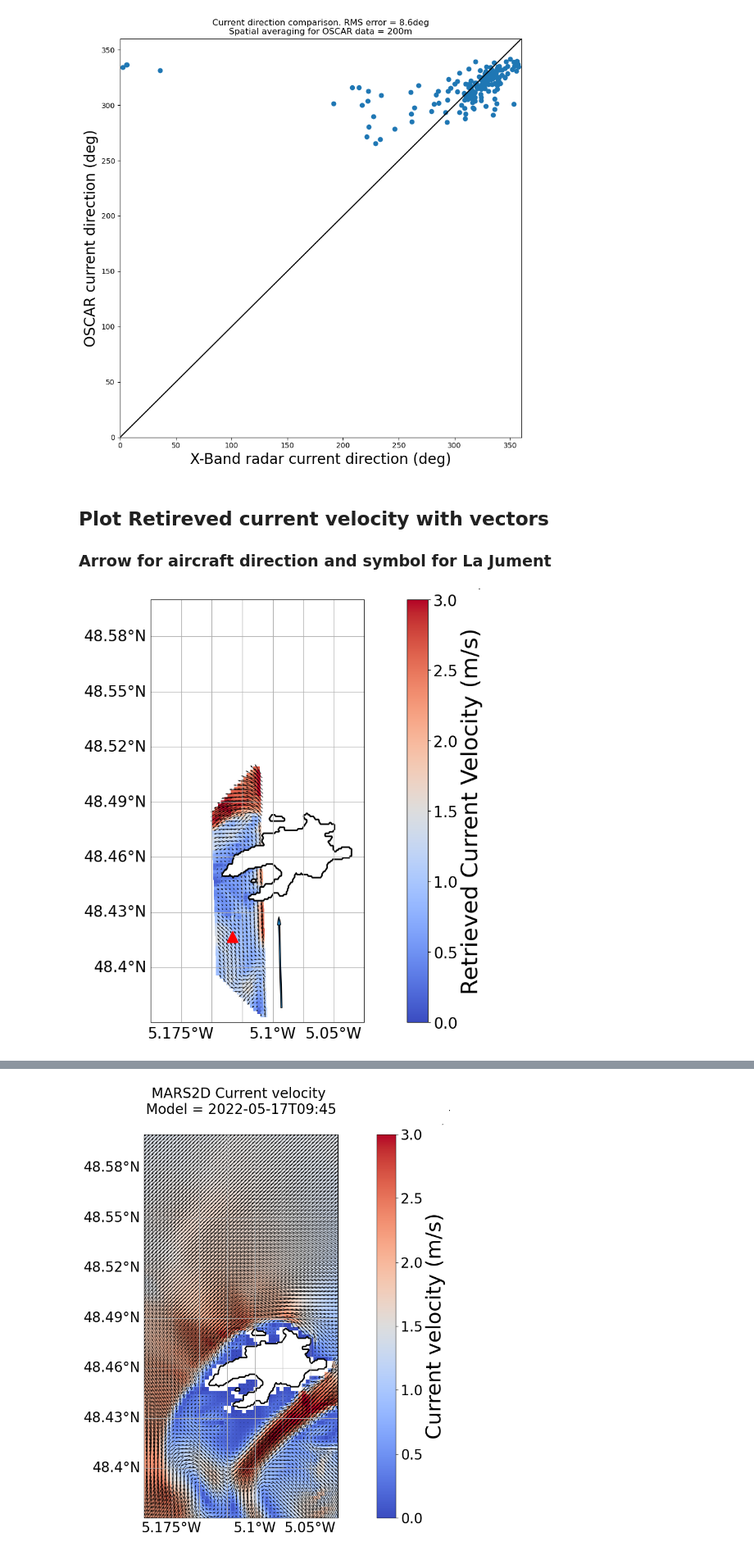
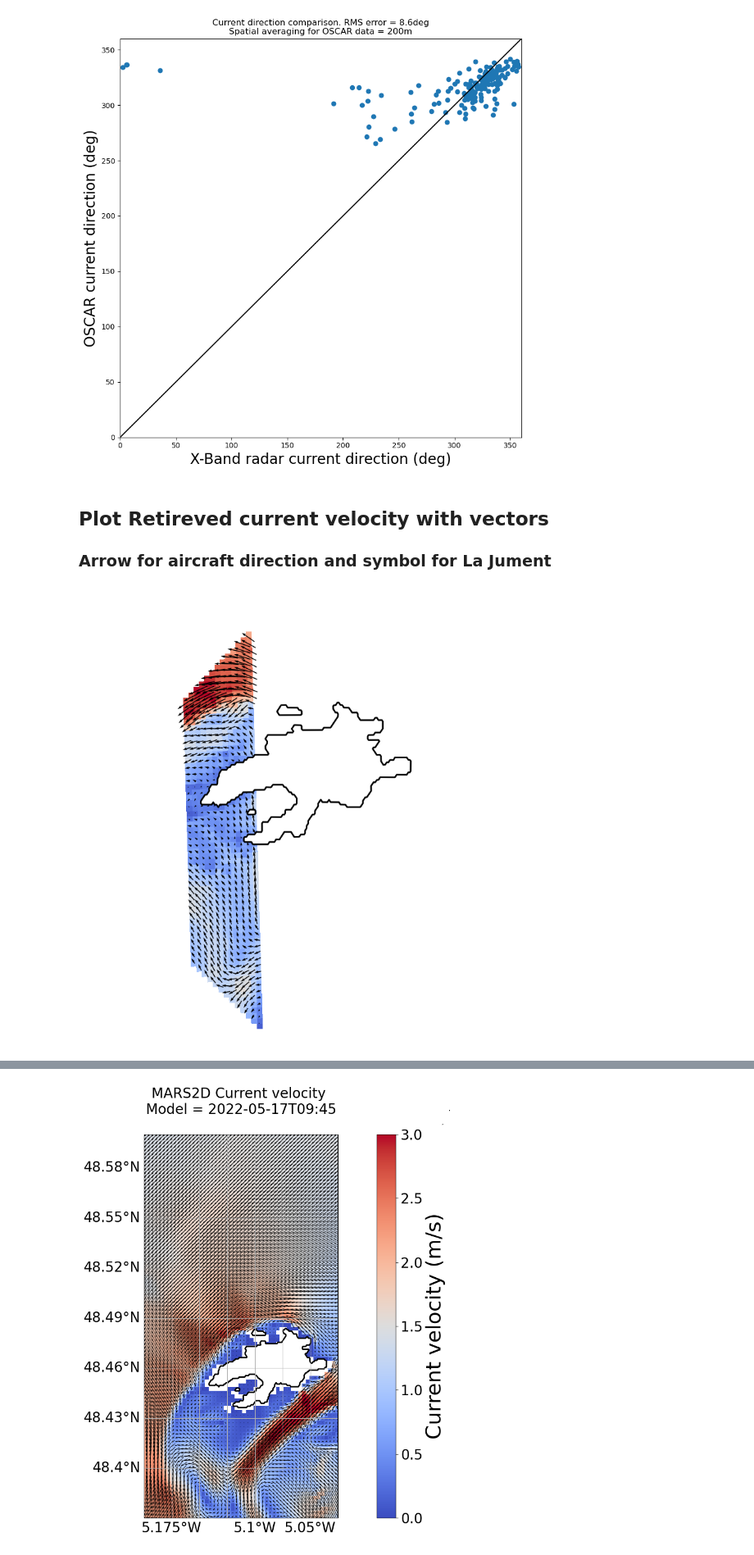
Before and after one commit to ACHMartin/seastar_project, a Jupyter notebook: OSCAR_Ushant_L1b.ipynb, the cells around one changed output, grey strips where cells are left out. Shown at 82% size. Saved outputs shown, nothing was run; the diff lists cells and outputs as text; code cells hidden in the pictures.

```diff
--- a/OSCAR_Ushant_L1b.ipynb
+++ b/OSCAR_Ushant_L1b.ipynb
@@ -26,7 +37,7 @@ version = 'FINAL'
 flight = '20220517'
 file_paths = ss.utils.readers._set_file_paths()
 oscar_path = os.path.join(file_paths['oscar_path'], version, flight, 'matlab-pre-processed','')
-file_time_triplets = ss.utils.tools.find_file_triplets(oscar_path)
+file_time_triplets = ss.oscar.tools.find_file_triplets(oscar_path)
 
 print('OSCAR L1 processing - version ' + version)
 print('-------------------')
@@ -59,10 +70,10 @@ for track in DAR_tracks.keys():
 #for track in ['Track_15']:
     ds_ml = dict()
     file_index = DAR_tracks[track]
-    ds_L1a = ss.utils.readers.load_OSCAR_data(oscar_path, file_time_triplets[file_index][1])
+    ds_L1a = ss.oscar.tools.load_OSCAR_data(oscar_path, file_time_triplets[file_index][1])
 
     ds_L1a_dict_index = list(ds_L1a.keys())
-    antenna_ident = ss.utils.tools.identify_antenna_location_from_filename(
+    antenna_ident = ss.oscar.tools.identify_antenna_location_from_filename(
                         oscar_path,
                         file_time_triplets[file_index][1])
     print('Processing file index',file_index,'...')
@@ -153,11 +159,11 @@ for track in ds_L1b.keys():
         .interp(latitude=ds_L1b[track].latitude.median(), method='nearest')\
         .interp(longitude=ds_L1b[track].longitude.median(), method='nearest')
     wind_speed, wind_direction = ss.utils.tools.windUV2SpeedDir(u10, v10)
-    aux = ss.oscar.level1.init_auxiliary(ds_L1b[track], wind_speed.data, wind_direction.data)
+    aux = ss.oscar.level1.init_auxiliary(ds_L1b[track].IncidenceAngleImage, wind_speed.data, wind_direction.data)
     # Compute RSC
     #ds_L1b[track] = ss.oscar.level1.compute_radial_surface_current(ds_L1b[track], aux, gmf='mouche12')
     #ds_L1b[track]  = compute_radial_surface_current(ds_L1b[track] , aux, gmf='mouche12')
-    rsc = [compute_radial_surface_current(ds_L1b[track].sel(Antenna=a), aux, gmf='mouche12') for a in antenna_ident]
+    rsc = [compute_radial_surface_current(ds_L1b[track].sel(Antenna=a), aux.sel(Antenna=a), gmf='mouche12') for a in antenna_ident]
     ds_L1b[track]['RadialSurfaceCurrent'] = xr.concat(rsc, 'Antenna',join='outer')
     ds_L1b[track]['RadialSurfaceCurrent'] = ds_L1b[track].RadialSurfaceCurrent\
         .rolling(CrossRange=rolling_window, center=True).mean()\
@@ -494,9 +500,9 @@ for beam in ['Fore','Aft']:
               + 'Data version = ' + version
              )
     #plt.savefig(fig_folder + 'RSC_' + beam + '.png', dpi=150, bbox_inches='tight')
-# %% [markdown]
-## Plot Retireved current velocity with vectors
-### Arrow for aircraft direction and symbol for La Jument
+# %% [markdown]
+## Plot Retireved current velocity with vectors
+### Arrow for aircraft direction and symbol for La Jument
 # %%
 track='Track_1'
 tracktime = str(np.datetime64(ds_L1b[track].sel(Antenna='Mid').TrackTime.data,'m'))
@@ -505,11 +511,13 @@ sar_pixel_size = 8
 c_factor_image = int(plot_pixel_size / sar_pixel_size)
 q_factor = 30 # Quiver plot scaling factor
 fig = plt.figure(figsize=(20, 10))
-ax = fig.add_subplot(1,1,1, projection=ccrs.Mercator())
+ax = fig.add_subplot(1,1,1, projection=ccrs.Mercator(), frameon=True)
 im=ds_L2[track]\
+.isel(GroundRange=range(50,413))\
 .coarsen(GroundRange=c_factor_image,boundary='trim').mean()\
 .coarsen(CrossRange=c_factor_image,boundary='trim').mean()\
-.CurrentVelocity.plot(
+.CurrentVelocity\
+.plot(
     y='latitude',
     x='longitude',
     robust=True,
@@ -519,52 +527,53 @@ im=ds_L2[track]\
     add_colorbar=False,
 )
 ds_L2[track]\
+.isel(GroundRange=range(50,413))\
 .coarsen(GroundRange=q_factor,boundary='trim').mean()\
 .coarsen(CrossRange=q_factor,boundary='trim').mean()\
 .plot.quiver(
     x='longitude',
     y='latitude',
     u='CurrentVectorUComponent',
     v='CurrentVectorVComponent',
     scale=50,
     angles='xy',
     robust=True,
     transform=ccrs.PlateCarree()
 )
-gl=ax.gridlines(draw_labels=True)
+gl=ax.gridlines(draw_labels=True, color='gray')
 gl.top_labels=False
 gl.right_labels=False
-ax.set_extent([-5.2, -5.025, 48.37, 48.6], crs=ccrs.PlateCarree())
+ax.set_extent([-5.2, -5.025, 48.37, 48.52], crs=ccrs.PlateCarree())
 ax.add_feature(cfeature.GSHHSFeature(scale='full',facecolor='white'), linewidth=2)
 cbar = plt.colorbar(im)
 cbar.set_label('Retrieved Current Velocity (m/s)',fontsize=30)
-plt.plot(-5.13305, 48.4166, marker="^", color='r', markersize=15, transform=ccrs.PlateCarree())
-x0 = ds_L2[track].longitude.isel(CrossRange=0, GroundRange=0)
-y0 = ds_L2[track].latitude.isel(CrossRange=0, GroundRange=0)
-dx = ds_L2[track].longitude.isel(CrossRange=-1, GroundRange=0) - ds_L2[track].longitude.isel(CrossRange=0, GroundRange=0)
-dy = ds_L2[track].latitude.isel(CrossRange=-1, GroundRange=0) - ds_L2[track].latitude.isel(CrossRange=0, GroundRange=0)
-x_shift = 0.01
-y_shift = 0.05
-ascale = 0.2
+# plt.plot(-5.13305, 48.4166, marker="^", color='r', markersize=15, transform=ccrs.PlateCarree())
 
-plt.arrow(x0 + x_shift,
-          y0 + y_shift,
-          dx*ascale,
-          dy*ascale,
-          transform=ccrs.PlateCarree(),
-          zorder=10)
-plt.show()
+# x0 = ds_L2[track].longitude.isel(CrossRange=0, GroundRange=0)
+# y0 = ds_L2[track].latitude.isel(CrossRange=0, GroundRange=0)
+# dx = ds_L2[track].longitude.isel(CrossRange=-1, GroundRange=0) - ds_L2[track].longitude.isel(CrossRange=0, GroundRange=0)
+# dy = ds_L2[track].latitude.isel(CrossRange=-1, GroundRange=0) - ds_L2[track].latitude.isel(CrossRange=0, GroundRange=0)
+# x_shift = 0.01
+# y_shift = 0.05
+# ascale = 0.2
+
+# plt.arrow(x0 + x_shift,
+#           y0 + y_shift,
+#           dx*ascale,
+#           dy*ascale,
+#           transform=ccrs.PlateCarree(),
+#           zorder=10)
+# plt.show()
 
 
 
 #plt.title('OSCAR Retrieved surface current velocity \n'
 #              + str(np.datetime64(ds_L1b[track].sel(Antenna='Mid').TrackTime.data,'m'))
 #              +'\n'
-#              + 'Data version = ' + version
 #             )
 #
-#plt.savefig(fig_folder + 'OSCAR_RSC_20220517_new_transparent.png', dpi=150, bbox_inches='tight', transparent=True)
+plt.savefig(fig_folder + 'OSCAR_RSC_20220517_FINAL_noaxes.png', dpi=150, bbox_inches='tight', transparent=True)
 #plt.savefig(fig_folder + 'RSC_magnitude.png', dpi=150)
 #ax.set_xlabel('Latitude', fontsize=14)
 # %% [output]
-[figure, old version]
+[figure, new version]
```
Also changed, not shown: parts of 25 cells of this notebook, 7 other files.
